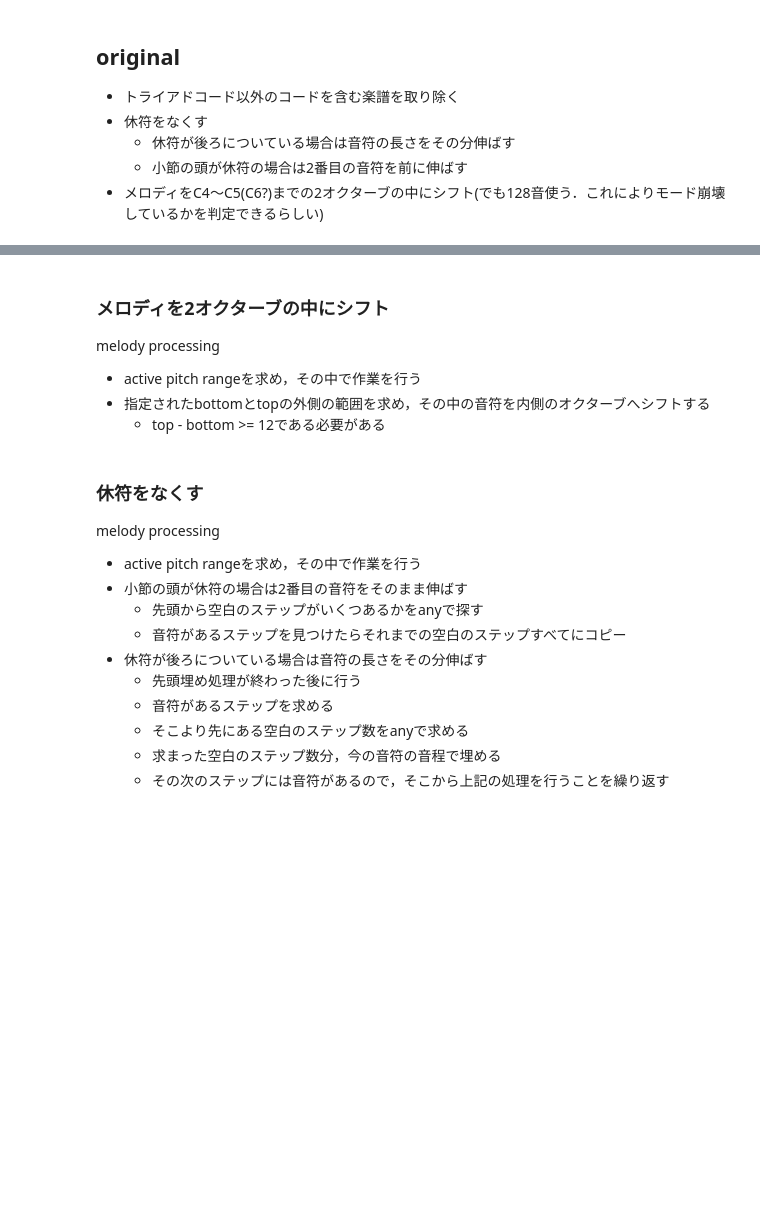
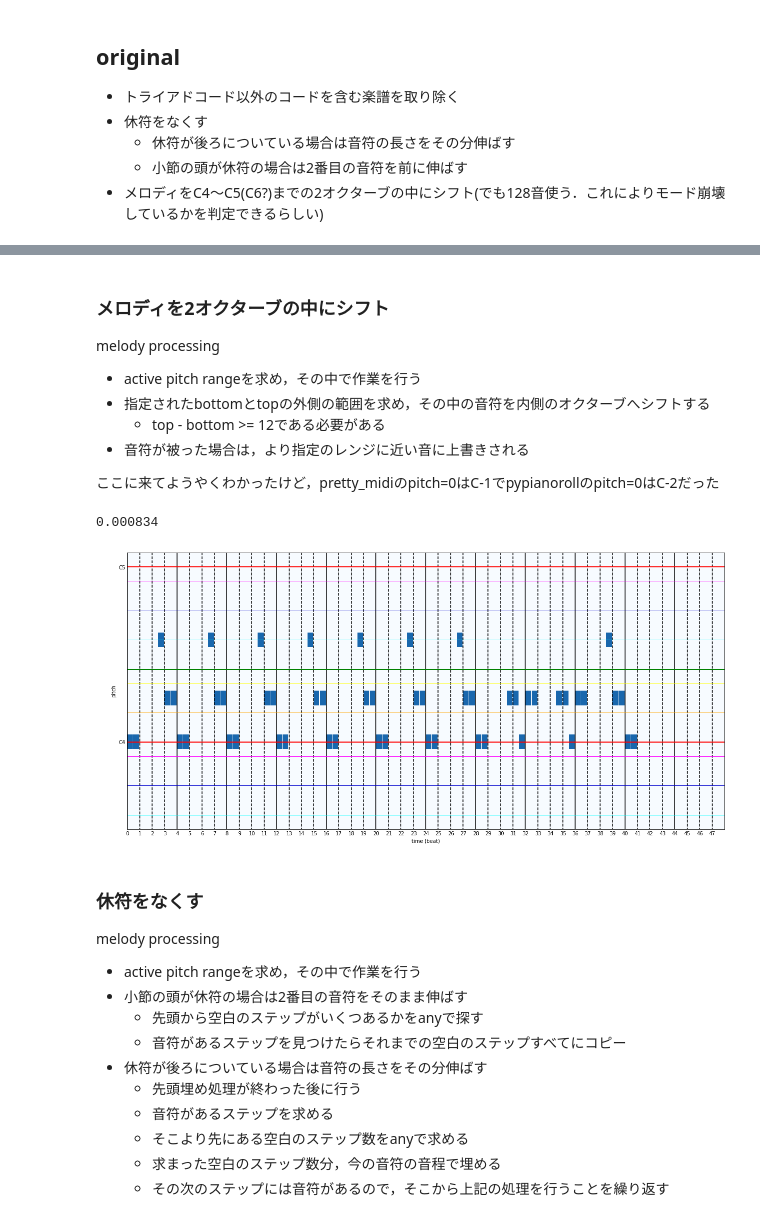
Before and after one commit to fuurin/midinet-followup, a Jupyter notebook: midinet_preparation.ipynb, the cells around one changed output, grey strips where cells are left out. Saved outputs shown, nothing was run; the diff lists cells and outputs as text; code cells hidden in the pictures; blank space fills up the shorter version.

Commit message:
shift in range

```diff
--- a/midinet_preparation.ipynb
+++ b/midinet_preparation.ipynb
@@ -714,3 +718,6 @@ melody processing
 - active pitch rangeを求め，その中で作業を行う
 - 指定されたbottomとtopの外側の範囲を求め，その中の音符を内側のオクターブへシフトする
     - top - bottom >= 12である必要がある
+- 音符が被った場合は，より指定のレンジに近い音に上書きされる
+
+ここに来てようやくわかったけど，pretty_midiのpitch=0はC-1でpypianorollのpitch=0はC-2だった
@@ -725,3 +724,46 @@ class ShiftInRange(Processor):
+# %%
+class ShiftInRange(Processor):
+    def __init__(self, bottom, top):
+        if bottom < 0 or top > 127:
+            raise ValueError("Pitch range must be in [0, 127].")
+        if top - bottom < 12:
+            raise ValueError("Pitch range must be larger than 12 pitches.")
+        self.bottom, self.top = bottom, top
+        self.bottom_key, self.top_key = bottom % 12, top % 12
+
+    def __call__(self, ppr, track):
+        nproll = track.pianoroll if isinstance(track, Track) else track
+
+        for b in range(0, bottom):
+            notes = np.where(nproll[:, b])[0]
+            if len(notes):
+                nproll[notes, bottom + (b % 12 - self.bottom_key)] = nproll[notes, b]
+        nproll[:, 0:bottom] = 0
+
+        for t in range(127, top, -1):
+            notes = np.where(nproll[:, t])[0]
+            if len(notes):
+                nproll[notes, top - (self.top_key - t % 12)] = nproll[notes, t]
+        nproll[:, top+1:128] = 0
+
+        return ppr, track
+# %%
+ppr = get_sample()
+bottom, top = 60, 83 # C4 ~ B5
+shift_in_range = ShiftInRange(bottom, top)
+melody = ppr.tracks[0]
+
+# print("start global melody processing")
+# for p in [binalize, down_resolution, remove_empty_bars]:
+#     ppr, melody = p(ppr, melody)
+
+with Timer():
+    ppr, melody = shift_in_range(ppr, melody)
+
+grid_plot(melody, beat_resolution=ppr.beat_resolution)
+# %% [output]
+0.000834
+[figure, added]
 # %% [markdown]
 ### 休符をなくす
 melody processing
```
Also changed, not shown: parts of 18 cells of this notebook, 1 other file.
